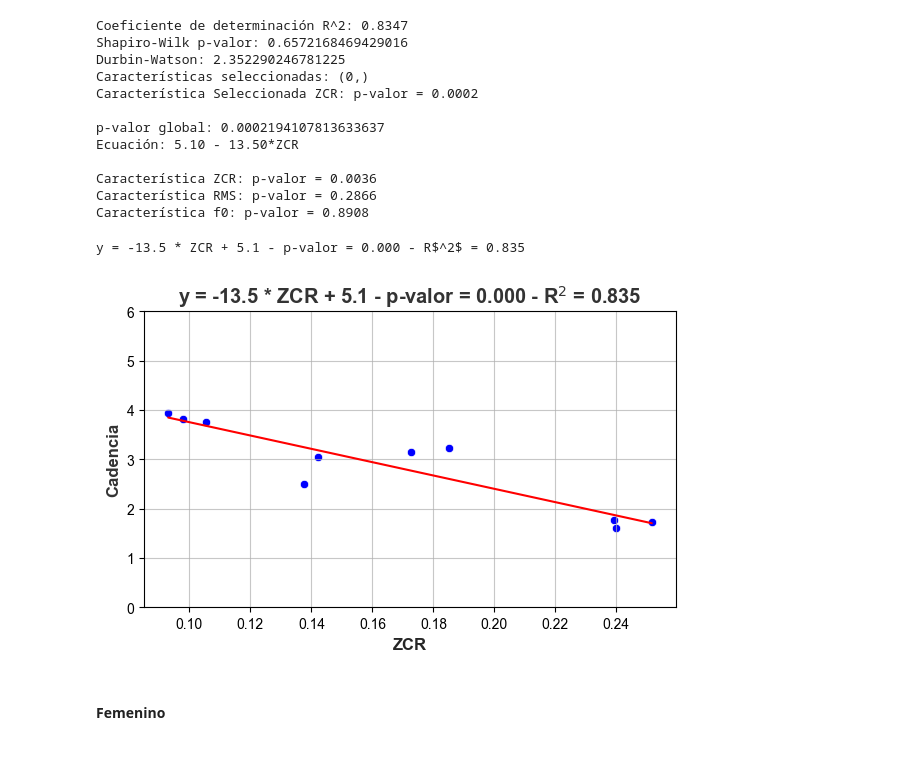
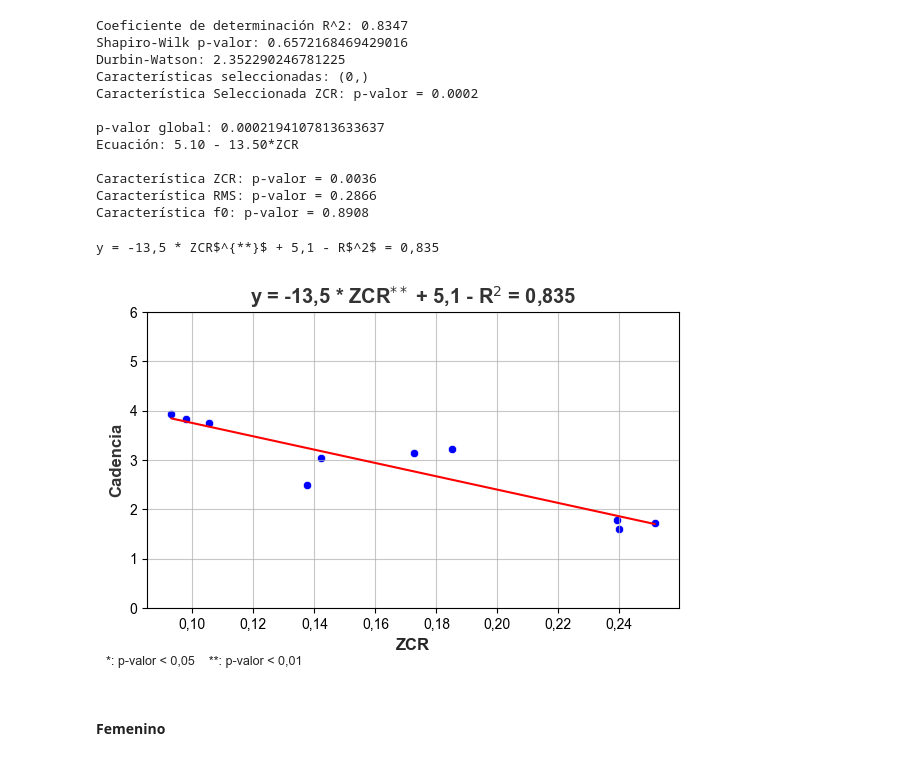
Before and after one commit to LeandroNardi96/analisis-estadistico-voces-artificiales, a Jupyter notebook: parametric_regression.ipynb, the cells around one changed output. Drawn from its saved outputs; the diff is of its cells as text; code cells hidden in the pictures.

```diff
--- a/parametric_regression.ipynb
+++ b/parametric_regression.ipynb
@@ -135,6 +136,10 @@ class SMWrapper(BaseEstimator, RegressorMixin):
         if self.fit_intercept:
             X = sm.add_constant(X)
         return self.results.predict(X)
+# %%
+# Función para formatear los números con coma como separador decimal
+def format_decimal(x, pos):
+    return '{:.2f}'.format(x).replace('.', ',')
 # %% [markdown]
 ### Inteligibilidad
 # %%
@@ -2317,12 +2657,19 @@ for idx, (key, model) in enumerate(dicc_model.items()):
     else:
         label = label.upper()
 
+    # Verificamos el valor de p y agregamos el superíndice correspondiente
+    if p_values[idx] < 0.01:
+        label += '$^{**}$'
+    elif p_values[idx] < 0.05:
+        label += '$^{*}$'
+
     if len(dicc_model) == 1:
         # Construimos la cadena de texto para la ecuación del hiperplano y su p-valor
-        equation = f'y = {w.round(2)} * {label} + {b.round(2)} - p-valor = {p_values[idx]:.3f} - R$^2$ = {r_squared:.3f}'
+        equation = f'y = {w.round(2)} * {label} + {b.round(2)} - R$^2$ = {r_squared:.3f}'
     else:
-        equation = f'y = {w.round(2)} * {label} + {b.round(2)} - p-valor = {p_values[idx]:.3f}'
+        equation = f'y = {w.round(2)} * {label} + {b.round(2)}'
 
+    equation = equation.replace('.', ',')
     # Agregamos la cadena a la lista
     list_equ.append(equation)
 
@@ -2355,7 +2702,16 @@ with sns.axes_style('darkgrid'):
         g.grid(alpha=0.7)
         ax_i.set_ylim(0, 6)
 
+        # Verificar si los valores en el eje x son menores que 1
+        if np.any(np.abs(X[:, dicc_names_features[key]]) < 1):
+            # Crear el formateador
+            formatter = ticker.FuncFormatter(format_decimal)
+
+            # Usar el formateador en el eje x de tus gráficos
+            ax_i.xaxis.set_major_formatter(formatter)
+
     plt.tight_layout()
+    plt.figtext(0.02, 0.01, '*: p-valor < 0,05    **: p-valor < 0,01', fontsize=9)
     plt.savefig(os.path.join(PATH, TEST_FOLDER, REGGRESSION_FOLDER, PARAMETRIC_FOLDER, NATURALIDAD_FOLDER, FEMALE_FOLDER, 'regresiones_naturalidad_female.png'))
     plt.show()
 # %% [output]
@@ -2604,12 +2992,19 @@ for idx, (key, model) in enumerate(dicc_model.items()):
     else:
         label = label.upper()
 
+    # Verificamos el valor de p y agregamos el superíndice correspondiente
+    if p_values[idx] < 0.01:
+        label += '$^{**}$'
+    elif p_values[idx] < 0.05:
+        label += '$^{*}$'
+
     if len(dicc_model) == 1:
         # Construimos la cadena de texto para la ecuación del hiperplano y su p-valor
-        equation = f'y = {w.round(2)} * {label} + {b.round(2)} - p-valor = {p_values[idx]:.3f} - R$^2$ = {r_squared:.3f}'
+        equation = f'y = {w.round(2)} * {label} + {b.round(2)} - R$^2$ = {r_squared:.3f}'
     else:
-        equation = f'y = {w.round(2)} * {label} + {b.round(2)} - p-valor = {p_values[idx]:.3f}'
+        equation = f'y = {w.round(2)} * {label} + {b.round(2)}'
 
+    equation = equation.replace('.', ',')
     # Agregamos la cadena a la lista
     list_equ.append(equation)
 
@@ -2617,35 +3012,44 @@ for idx, (key, model) in enumerate(dicc_model.items()):
 for equ in list_equ:
     print(equ)
 # %% [output]
-y = -13.5 * ZCR + 5.1 - p-valor = 0.000 - R$^2$ = 0.835
+y = -13,5 * ZCR$^{**}$ + 5,1 - R$^2$ = 0,835
 # %%
 dims = (6 * len(dicc_model), 4)
 fig, ax = plt.subplots(figsize=dims, ncols=len(dicc_model))
 
 with sns.axes_style('darkgrid'):
     for i, (key, model) in enumerate(dicc_model.items()):
         if isinstance(ax, np.ndarray):
             ax_i = ax[i]
         else:
             ax_i = ax
         label = key.replace("_model", "")
         if label == 'f0':
             label = r'$f_{0}$'
         else:
             label = label.upper()
         g = sns.scatterplot(x=X[:, dicc_names_features[key]], y=y, ax=ax_i, color='blue')
         g = sns.lineplot(x=X[:, dicc_names_features[key]], y=dicc_pred[key], ax=ax_i, color='red')
         g.text(0.5, -0.1, label, weight='bold', size='large', family='Arial', stretch='extra-expanded', ha='center', va='top', transform=g.transAxes)
         g.set_ylabel('Cadencia', weight='bold', size='large', alpha=0.8, family='Arial', stretch='extra-expanded')
         g.set_title(list_equ[i], weight='bold', size='x-large', alpha=0.8, family='Arial', stretch='extra-expanded')
         g.grid(alpha=0.7)
         ax_i.set_ylim(0, 6)
 
+        # Verificar si los valores en el eje x son menores que 1
+        if np.any(np.abs(X[:, dicc_names_features[key]]) < 1):
+            # Crear el formateador
+            formatter = ticker.FuncFormatter(format_decimal)
+
+            # Usar el formateador en el eje x de tus gráficos
+            ax_i.xaxis.set_major_formatter(formatter)
+
     plt.tight_layout()
+    plt.figtext(0.02, 0.01, '*: p-valor < 0,05    **: p-valor < 0,01', fontsize=9)
     plt.savefig(os.path.join(PATH, TEST_FOLDER, REGGRESSION_FOLDER, PARAMETRIC_FOLDER, CADENCIA_FOLDER, MALE_FOLDER, 'regresiones_cadencia_male.png'))
     plt.show()
 # %% [output]
-[figure, old version]
+[figure, new version]
 # %%
 if len(dicc_model) == 2:
     import plotly.express as px
```
Also changed, not shown: parts of 29 cells of this notebook, 1 other file.
